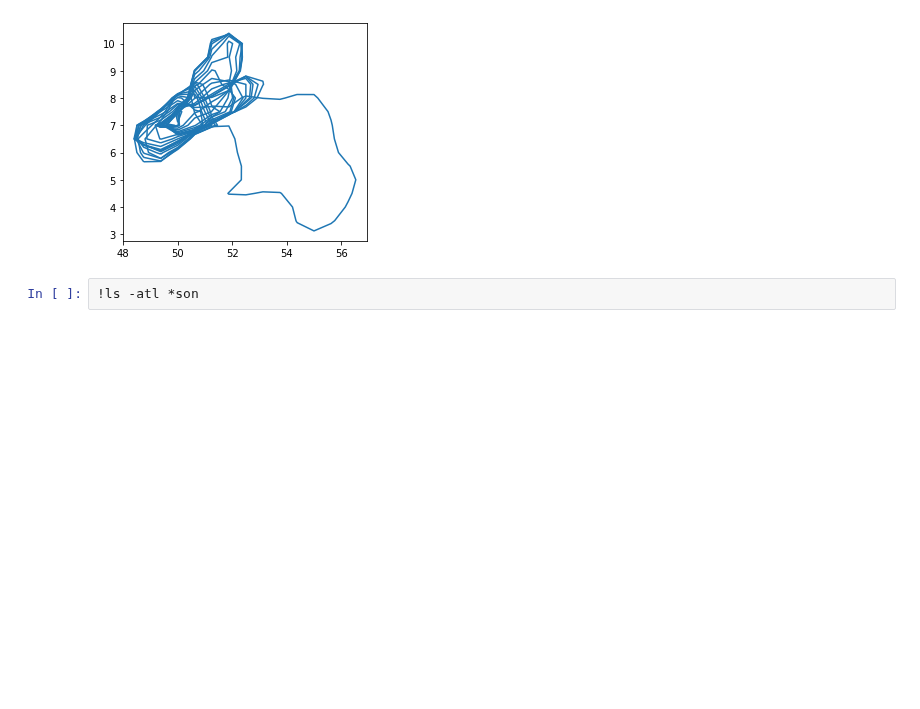
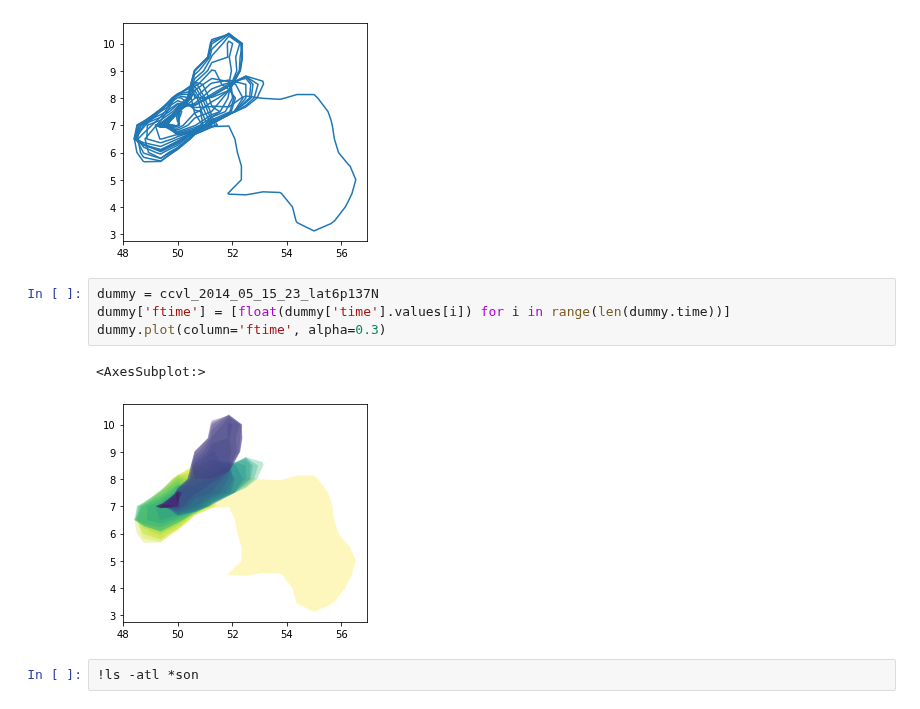
Before and after one commit to snigsam/VaporLakes, a Jupyter notebook: Track_Lakes_Back_GeoPandas.ipynb, the cells around one changed output. Cells and saved outputs as stored; diff of their text form; blank space fills up the shorter version.

Commit message:
floating time as plotting color

```diff
--- a/Track_Lakes_Back_GeoPandas.ipynb
+++ b/Track_Lakes_Back_GeoPandas.ipynb
@@ -329,6 +333,13 @@ ccvl_2014_05_15_23_lat6p137N.boundary.plot() #.time.values
 # %% [output]
 <AxesSubplot:>
 [figure]
+# %%
+dummy = ccvl_2014_05_15_23_lat6p137N
+dummy['ftime'] = [float(dummy['time'].values[i]) for i in range(len(dummy.time))]
+dummy.plot(column='ftime', alpha=0.3)
+# %% [output]
+<AxesSubplot:>
+[figure, added]
 # %%
 !ls -atl *son
 # %% [output]
```
Also changed, not shown: parts of 1 cell of this notebook, 1 other file.
